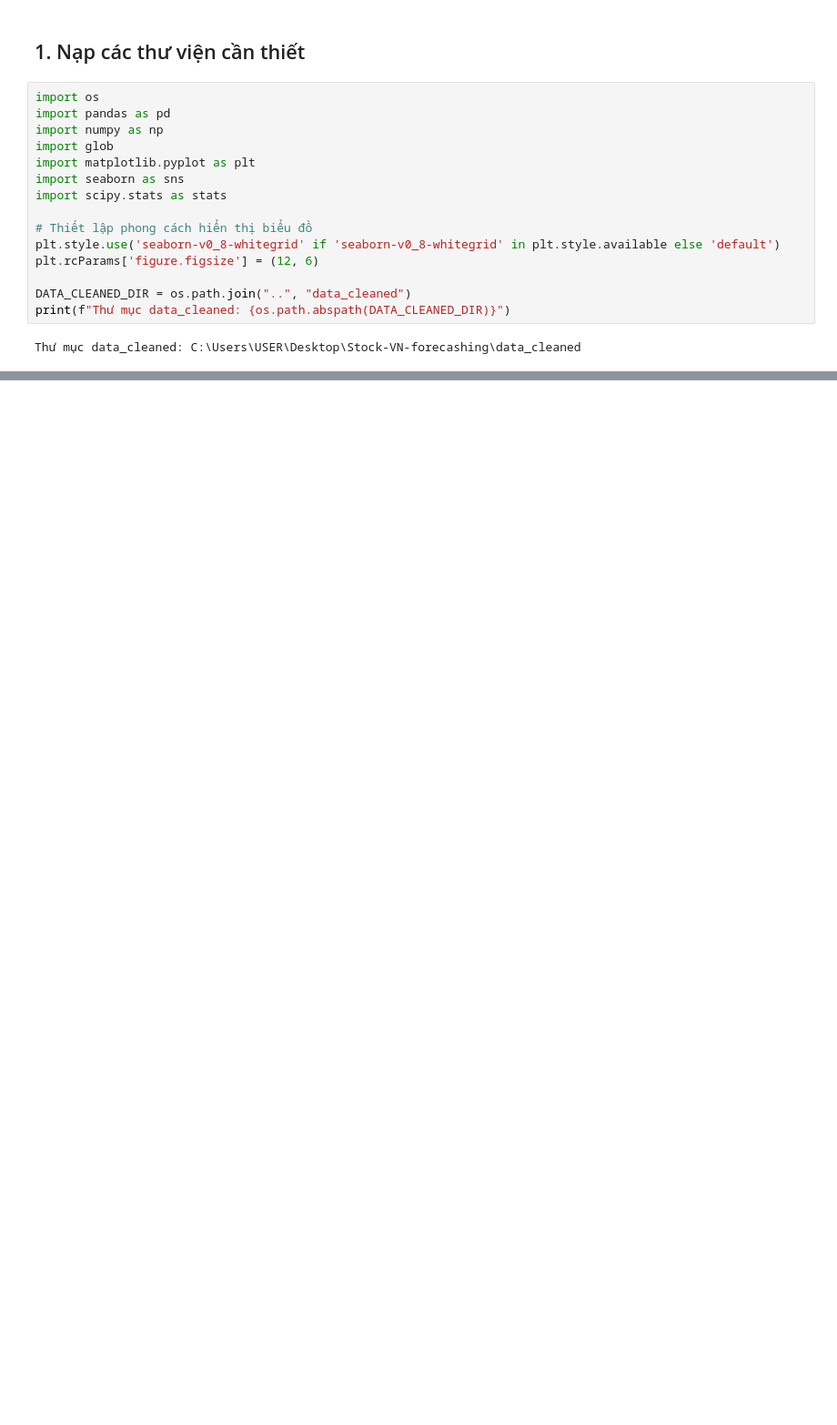
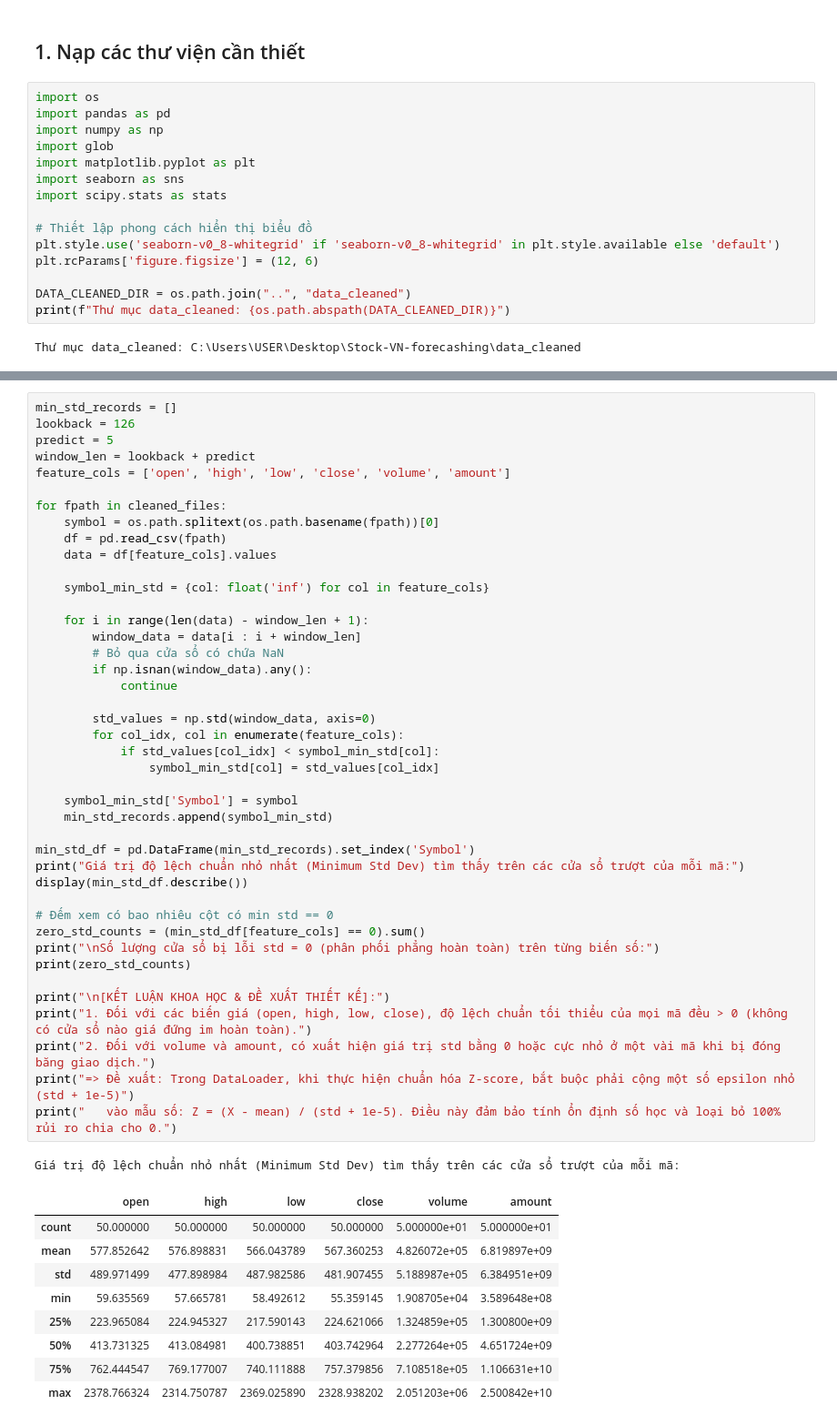
Before and after one commit to vminh16/stock-VietNam-forecasting, a Jupyter notebook: notebooks/02_preprocessing.ipynb, the cells around one changed output, grey strips where cells are left out. Shown at 91% size. Drawn from its saved outputs; the diff is of its cells as text; blank space fills up the shorter version.

```diff
--- a/notebooks/02_preprocessing.ipynb
+++ b/notebooks/02_preprocessing.ipynb
@@ -194,0 +177,53 @@ print("\n[+] Các đặc trưng thời gian cho nến Daily đã được xác m
+# %%
+min_std_records = []
+lookback = 126
+predict = 5
+window_len = lookback + predict
+feature_cols = ['open', 'high', 'low', 'close', 'volume', 'amount']
+
+for fpath in cleaned_files:
+    symbol = os.path.splitext(os.path.basename(fpath))[0]
+    df = pd.read_csv(fpath)
+    data = df[feature_cols].values
+
+    symbol_min_std = {col: float('inf') for col in feature_cols}
+
+    for i in range(len(data) - window_len + 1):
+        window_data = data[i : i + window_len]
+        # Bỏ qua cửa sổ có chứa NaN
+        if np.isnan(window_data).any():
+            continue
+
+        std_values = np.std(window_data, axis=0)
+        for col_idx, col in enumerate(feature_cols):
+            if std_values[col_idx] < symbol_min_std[col]:
+                symbol_min_std[col] = std_values[col_idx]
+
+    symbol_min_std['Symbol'] = symbol
+    min_std_records.append(symbol_min_std)
+
+min_std_df = pd.DataFrame(min_std_records).set_index('Symbol')
+print("Giá trị độ lệch chuẩn nhỏ nhất (Minimum Std Dev) tìm thấy trên các cửa sổ trượt của mỗi mã:")
+display(min_std_df.describe())
+
+# Đếm xem có bao nhiêu cột có min std == 0
+zero_std_counts = (min_std_df[feature_cols] == 0).sum()
+print("\nSố lượng cửa sổ bị lỗi std = 0 (phân phối phẳng hoàn toàn) trên từng biến số:")
+print(zero_std_counts)
+
+print("\n[KẾT LUẬN KHOA HỌC & ĐỀ XUẤT THIẾT KẾ]:")
+print("1. Đối với các biến giá (open, high, low, close), độ lệch chuẩn tối thiểu của mọi mã đều > 0 (không có cửa sổ nào giá đứng im hoàn toàn).")
+print("2. Đối với volume và amount, có xuất hiện giá trị std bằng 0 hoặc cực nhỏ ở một vài mã khi bị đóng băng giao dịch.")
+print("=> Đề xuất: Trong DataLoader, khi thực hiện chuẩn hóa Z-score, bắt buộc phải cộng một số epsilon nhỏ (std + 1e-5)")
+print("   vào mẫu số: Z = (X - mean) / (std + 1e-5). Điều này đảm bảo tính ổn định số học và loại bỏ 100% rủi ro chia cho 0.")
+# %% [output]
+Giá trị độ lệch chuẩn nhỏ nhất (Minimum Std Dev) tìm thấy trên các cửa sổ trượt của mỗi mã:
+|  | open | high | low | close | volume | amount |
+| count | 50.000000 | 50.000000 | 50.000000 | 50.000000 | 5.000000e+01 | 5.000000e+01 |
+| mean | 577.852642 | 576.898831 | 566.043789 | 567.360253 | 4.826072e+05 | 6.819897e+09 |
+| std | 489.971499 | 477.898984 | 487.982586 | 481.907455 | 5.188987e+05 | 6.384951e+09 |
+| min | 59.635569 | 57.665781 | 58.492612 | 55.359145 | 1.908705e+04 | 3.589648e+08 |
+| 25% | 223.965084 | 224.945327 | 217.590143 | 224.621066 | 1.324859e+05 | 1.300800e+09 |
+| 50% | 413.731325 | 413.084981 | 400.738851 | 403.742964 | 2.277264e+05 | 4.651724e+09 |
+| 75% | 762.444547 | 769.177007 | 740.111888 | 757.379856 | 7.108518e+05 | 1.106631e+10 |
+| max | 2378.766324 | 2314.750787 | 2369.025890 | 2328.938202 | 2.051203e+06 | 2.500842e+10 |
```
Also changed, not shown: parts of 20 cells of this notebook, 20 other files.
